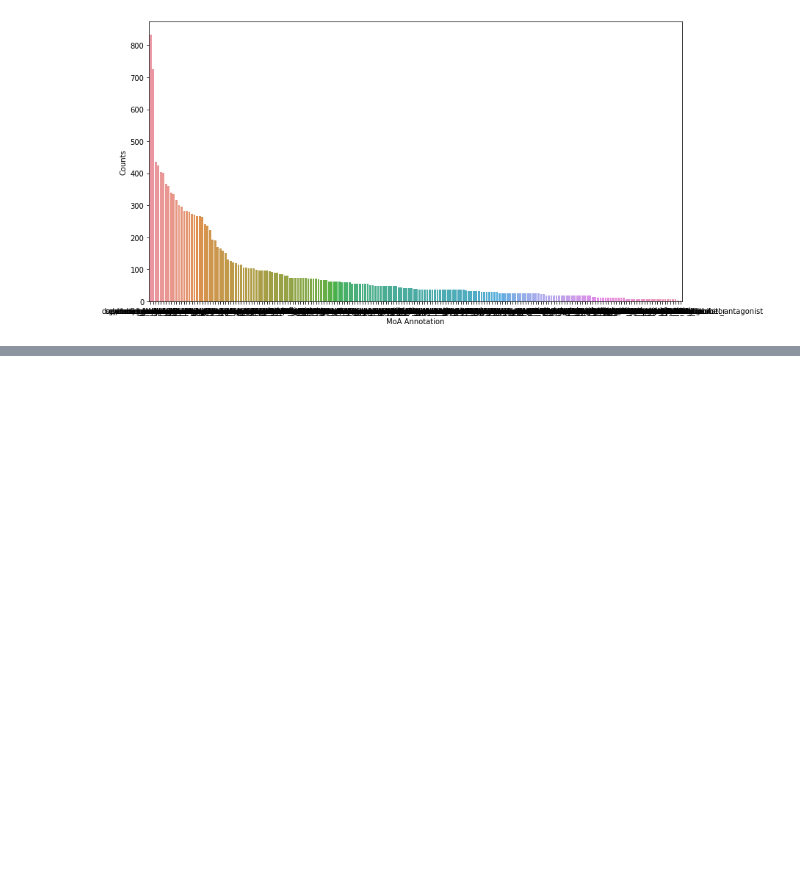
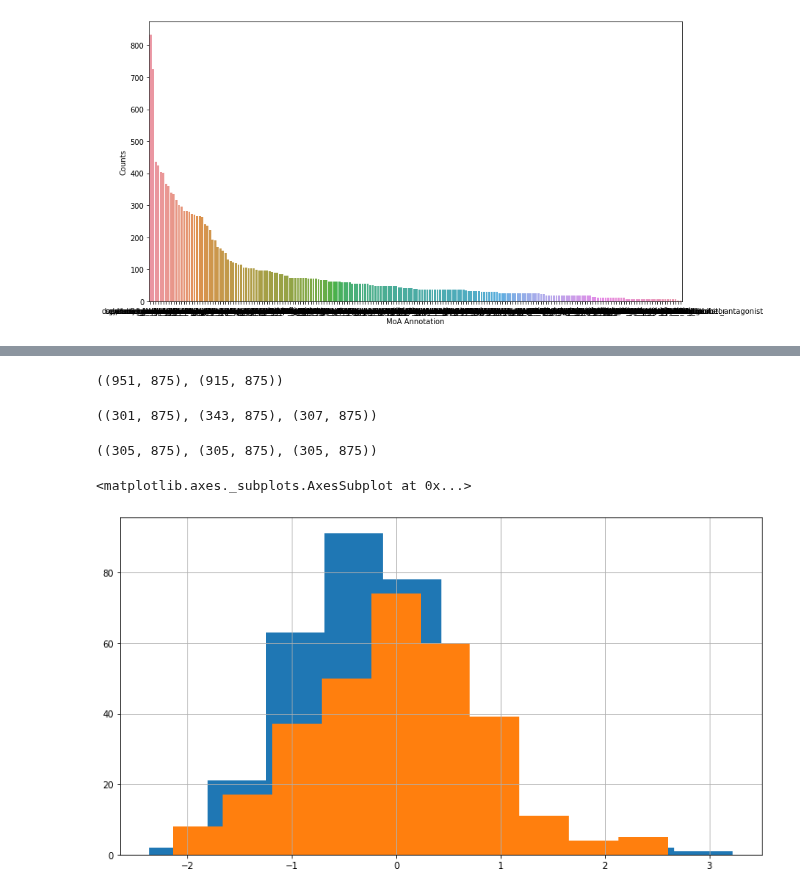
Before and after one commit to Yongliang-Shi/Mechanism-of-Action-Prediction, a Jupyter notebook: moa_prediction.ipynb, the cells around one changed output, grey strips where cells are left out. Cells and saved outputs as stored; diff of their text form; code cells hidden in the pictures; blank space fills up the shorter version.

Commit message:
break down the controls based on cp_type, cp_time and cp_dose

```diff
--- a/moa_prediction.ipynb
+++ b/moa_prediction.ipynb
@@ -389,0 +405,6 @@ summarize.plot_series(group_moa, col_names)
+# %%
+# Create a df of control samples only
+
+mask_ctrl = (df_features.cp_type == 'ctl_vehicle')
+df_ctrl = df_features[mask_ctrl]
+df_ctrl.shape
@@ -389,0 +426,48 @@ summarize.plot_series(group_moa, col_names)
+# %%
+# Create df of controls treated with dose D1 and D2
+
+mask_dose1 = (df_ctrl.cp_dose == 'D1')
+mask_dose2 = (df_ctrl.cp_dose == 'D2')
+
+df_ctrl_d1 = df_ctrl[mask_dose1]
+df_ctrl_d2 = df_ctrl[mask_dose2]
+
+df_ctrl_d1.shape, df_ctrl_d2.shape
+# %% [output]
+((951, 875), (915, 875))
+# %%
+# Further break down df_ctrl_d1 on treatment time
+
+mask_d1_24 = (df_ctrl_d1.cp_time == 24)
+mask_d1_48 = (df_ctrl_d1.cp_time == 48)
+mask_d1_72 = (df_ctrl_d1.cp_time == 72)
+
+df_ctrl_d1_24 = df_ctrl_d1[mask_d1_24]
+df_ctrl_d1_48 = df_ctrl_d1[mask_d1_48]
+df_ctrl_d1_72 = df_ctrl_d1[mask_d1_72]
+
+df_ctrl_d1_24.shape, df_ctrl_d1_48.shape, df_ctrl_d1_72.shape
+# %% [output]
+((301, 875), (343, 875), (307, 875))
+# %%
+# Further break down df_ctrl_d2 on treatment time
+
+mask_d2_24 = (df_ctrl_d2.cp_time == 24)
+mask_d2_48 = (df_ctrl_d2.cp_time == 48)
+mask_d2_72 = (df_ctrl_d2.cp_time == 72)
+
+df_ctrl_d2_24 = df_ctrl_d2[mask_d2_24]
+df_ctrl_d2_48 = df_ctrl_d2[mask_d2_48]
+df_ctrl_d2_72 = df_ctrl_d2[mask_d2_72]
+
+df_ctrl_d2_24.shape, df_ctrl_d2_48.shape, df_ctrl_d2_72.shape
+# %% [output]
+((305, 875), (305, 875), (305, 875))
+# %%
+# Take g-0 for example
+
+df_ctrl_d1_24['g-0'].hist()
+df_ctrl_d2_24['g-0'].hist()
+# %% [output]
+<matplotlib.axes._subplots.AxesSubplot at 0x...>
+[figure, added]
```
Also changed, not shown: parts of 4 cells of this notebook.
